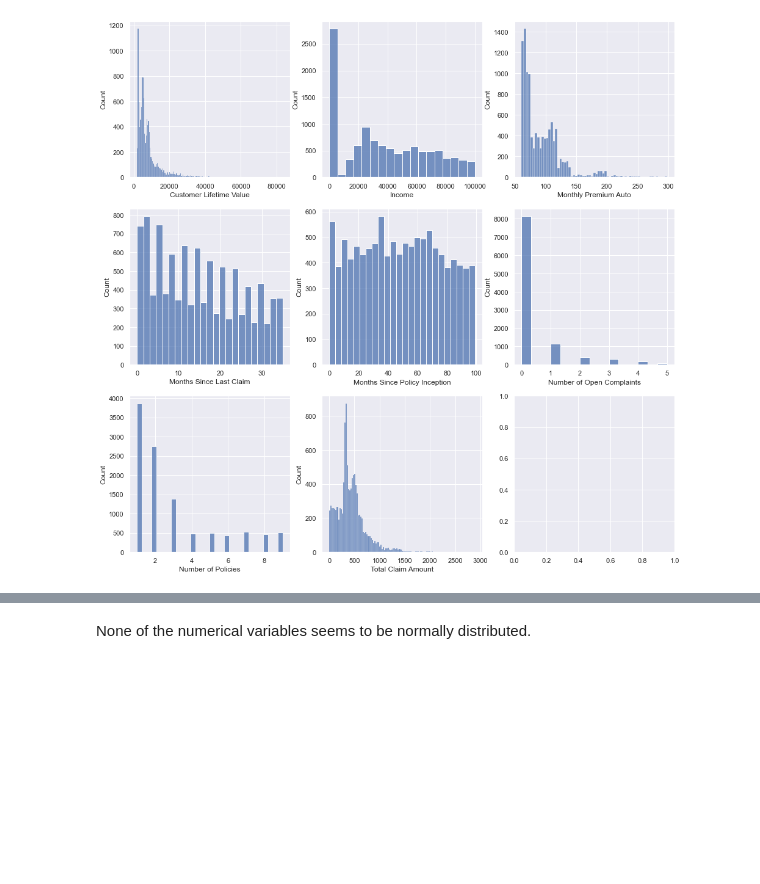
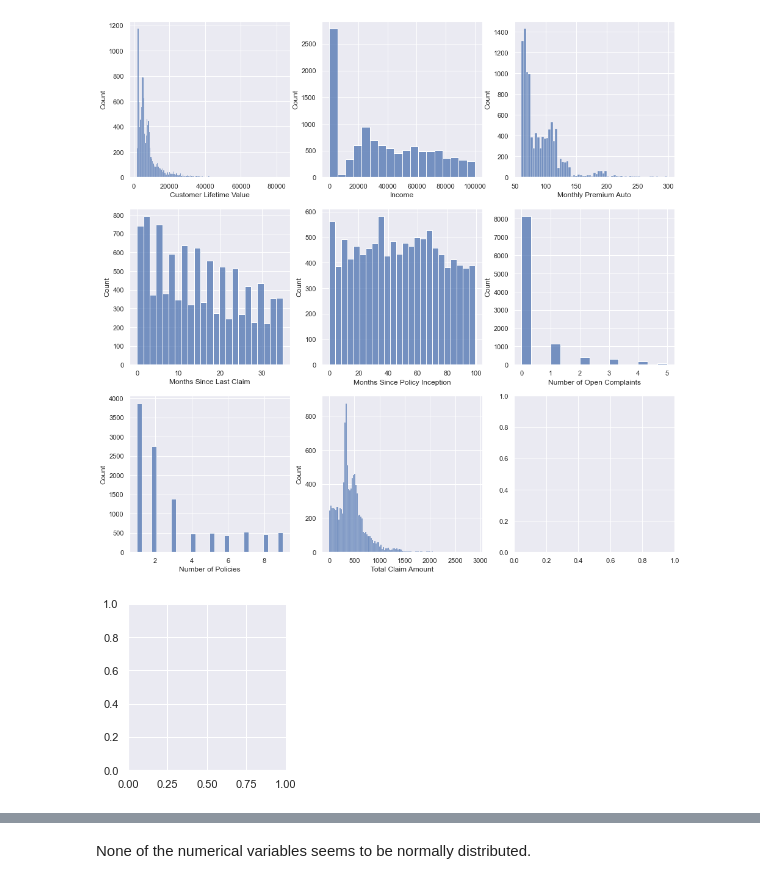
Before and after one commit to NHer0/IronEnrique, a Jupyter notebook: Customer_Analysis_Case_Study/Customer_Analysis_Case_Study.ipynb, the cells around one changed output, grey strips where cells are left out. Cells and saved outputs as stored; diff of their text form; code cells hidden in the pictures; blank space fills up the shorter version.

```diff
--- a/Customer_Analysis_Case_Study/Customer_Analysis_Case_Study.ipynb
+++ b/Customer_Analysis_Case_Study/Customer_Analysis_Case_Study.ipynb
@@ -1021,3 +1021,7 @@ def dist_plot(df, ncolumns):
 dist_plot(ca_c_num_df, 3)
 # %% [output]
 [figure]
+# %%
+g = sns.FacetGrid(ca_c_num_df)
+# %% [output]
+[figure, added]
```
Also changed, not shown: parts of 6 cells of this notebook.
